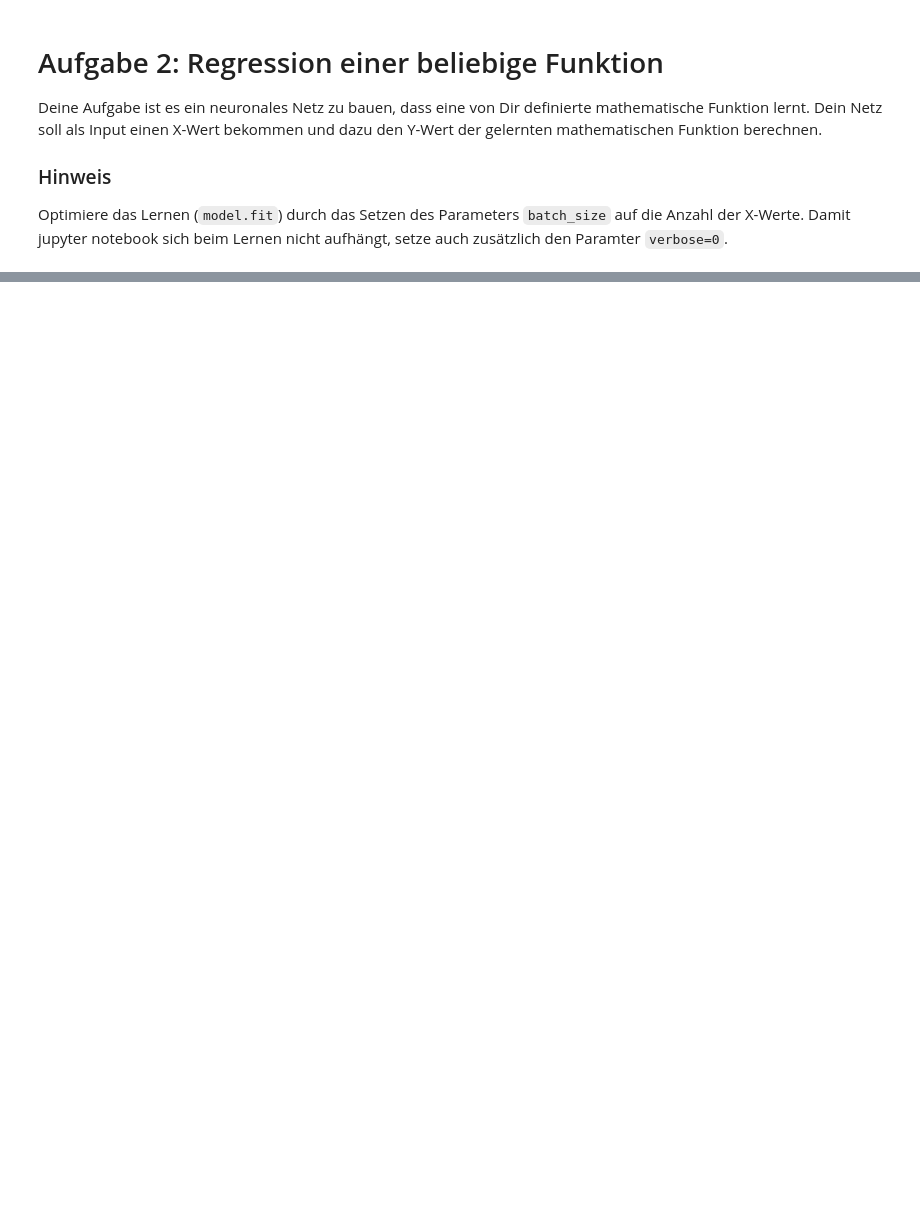
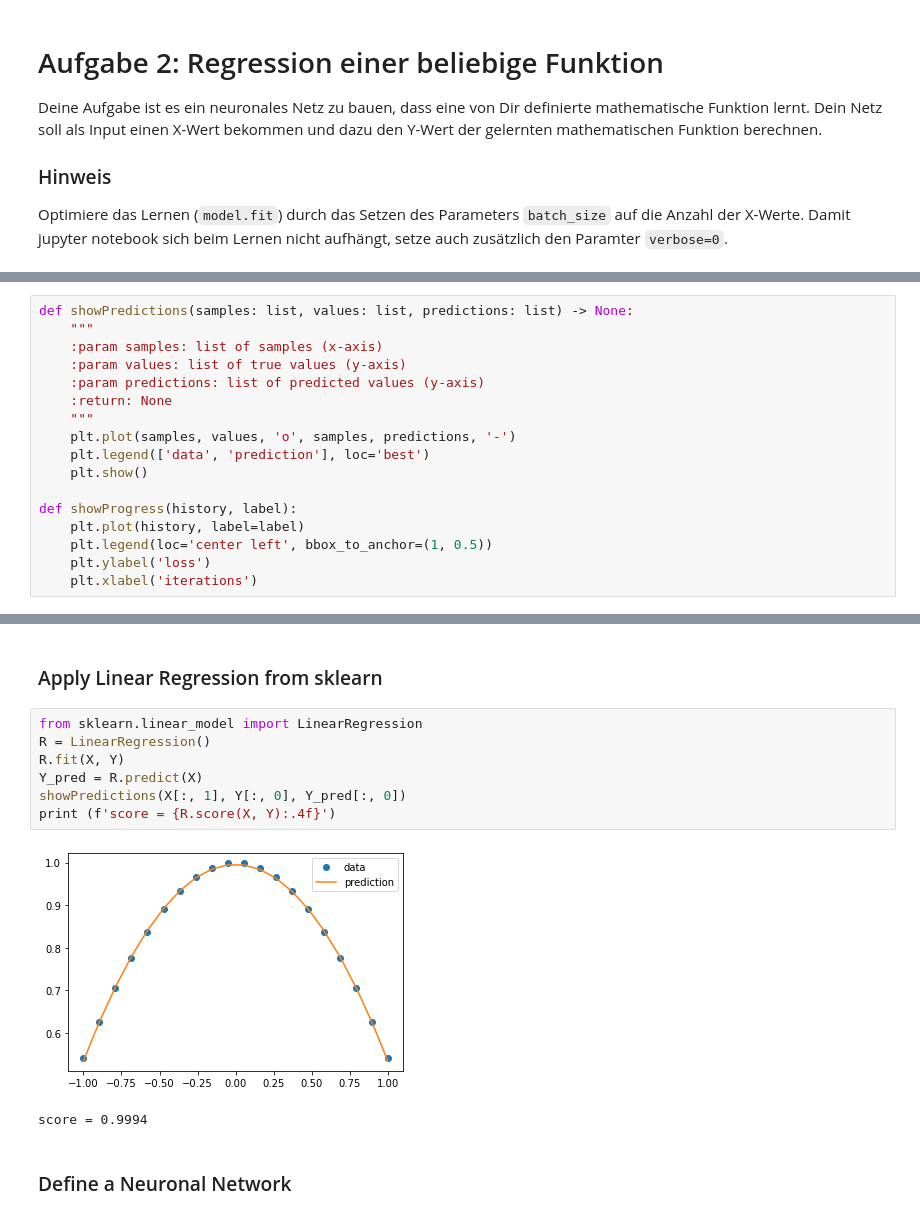
Before and after one commit to johsieders/fttai, a Jupyter notebook: src/basics/aufgabe_02.ipynb, the cells around one changed output, grey strips where cells are left out. Drawn from its saved outputs; the diff is of its cells as text; blank space fills up the shorter version.

```diff
--- a/src/basics/aufgabe_02.ipynb
+++ b/src/basics/aufgabe_02.ipynb
@@ -66,0 +20,17 @@ plt.show()
+# %%
+def showPredictions(samples: list, values: list, predictions: list) -> None:
+    """
+    :param samples: list of samples (x-axis)
+    :param values: list of true values (y-axis)
+    :param predictions: list of predicted values (y-axis)
+    :return: None
+    """
+    plt.plot(samples, values, 'o', samples, predictions, '-')
+    plt.legend(['data', 'prediction'], loc='best')
+    plt.show()
+
+def showProgress(history, label):
+    plt.plot(history, label=label)
+    plt.legend(loc='center left', bbox_to_anchor=(1, 0.5))
+    plt.ylabel('loss')
+    plt.xlabel('iterations')
@@ -67 +101,15 @@ plt.show()
+# %% [markdown]
+### Apply Linear Regression from sklearn
+# %%
+from sklearn.linear_model import LinearRegression
+R = LinearRegression()
+R.fit(X, Y)
+Y_pred = R.predict(X)
+showPredictions(X[:, 1], Y[:, 0], Y_pred[:, 0])
+print (f'score = {R.score(X, Y):.4f}')
+# %% [output]
+[figure, added]
+score = 0.9994
+# %% [markdown]
+### Define a Neuronal Network
 # %%
```
Also changed, not shown: parts of 24 cells of this notebook, 14 other files.
